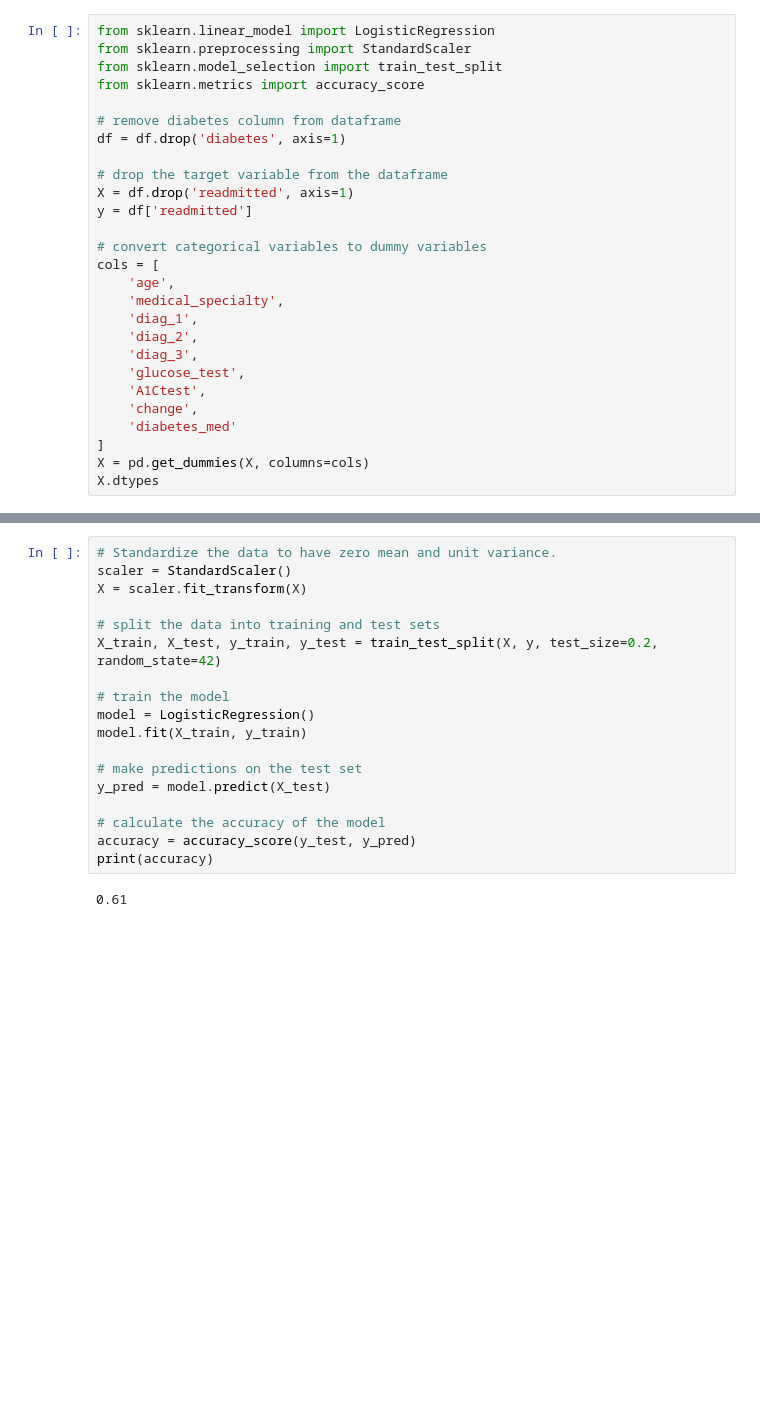
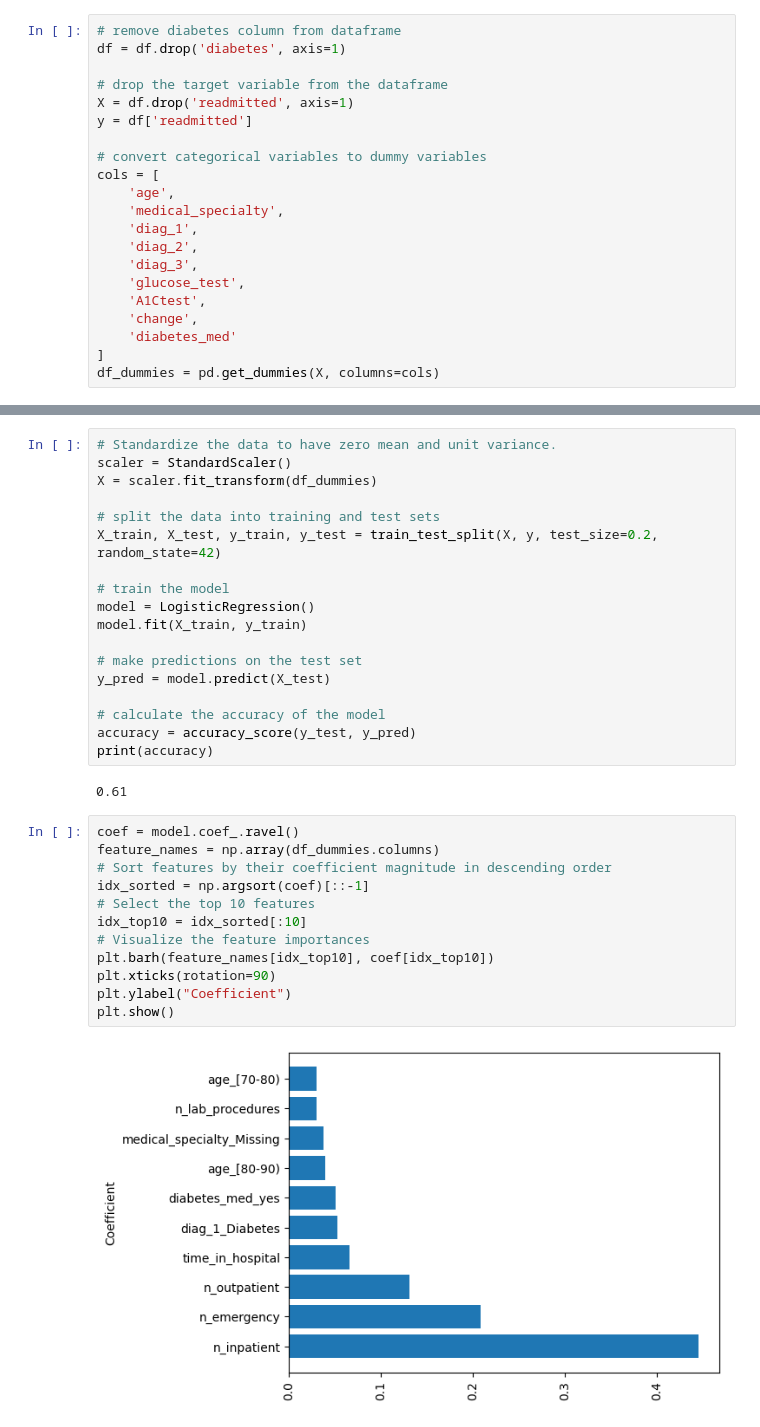
Before and after one commit to dtt101/alchemy, a Jupyter notebook: notebooks/notebook.ipynb, the cells around one changed output, grey strips where cells are left out. Cells and saved outputs as stored; diff of their text form; blank space fills up the shorter version.

Commit message:
Plot top ten coefficients

```diff
--- a/notebooks/notebook.ipynb
+++ b/notebooks/notebook.ipynb
@@ -168,9 +176,4 @@ dtype: float64
 # %%
-from sklearn.linear_model import LogisticRegression
-from sklearn.preprocessing import StandardScaler
-from sklearn.model_selection import train_test_split
-from sklearn.metrics import accuracy_score
-
 # remove diabetes column from dataframe
 df = df.drop('diabetes', axis=1)
 
@@ -190,5 +193,4 @@ cols = [
     'change',
     'diabetes_med'
 ]
-X = pd.get_dummies(X, columns=cols)
-X.dtypes
+df_dummies = pd.get_dummies(X, columns=cols)
@@ -213,7 +197,7 @@ dtype: object
 # %%
 # Standardize the data to have zero mean and unit variance.
 scaler = StandardScaler()
-X = scaler.fit_transform(X)
+X = scaler.fit_transform(df_dummies)
 
 # split the data into training and test sets
 X_train, X_test, y_train, y_test = train_test_split(X, y, test_size=0.2, random_state=42)
@@ -230,3 +214,17 @@ accuracy = accuracy_score(y_test, y_pred)
 print(accuracy)
 # %% [output]
 0.61
+# %%
+coef = model.coef_.ravel()
+feature_names = np.array(df_dummies.columns)
+# Sort features by their coefficient magnitude in descending order
+idx_sorted = np.argsort(coef)[::-1]
+# Select the top 10 features
+idx_top10 = idx_sorted[:10]
+# Visualize the feature importances
+plt.barh(feature_names[idx_top10], coef[idx_top10])
+plt.xticks(rotation=90)
+plt.ylabel("Coefficient")
+plt.show()
+# %% [output]
+[figure, added]
```
Also changed, not shown: parts of 3 cells of this notebook.
